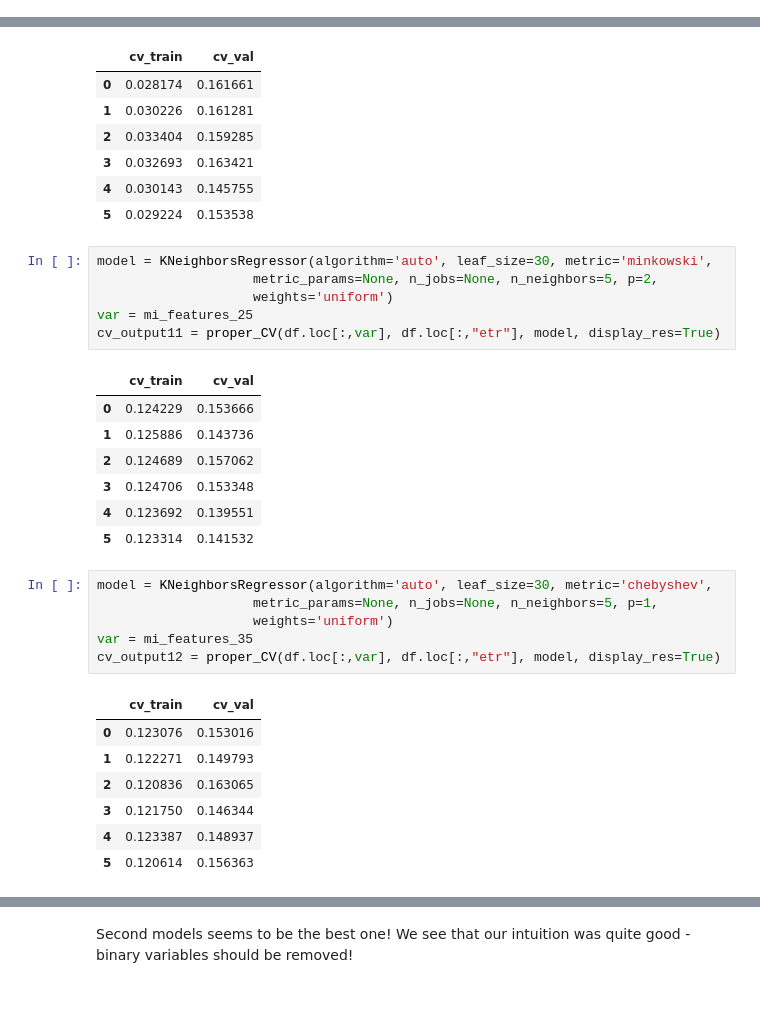
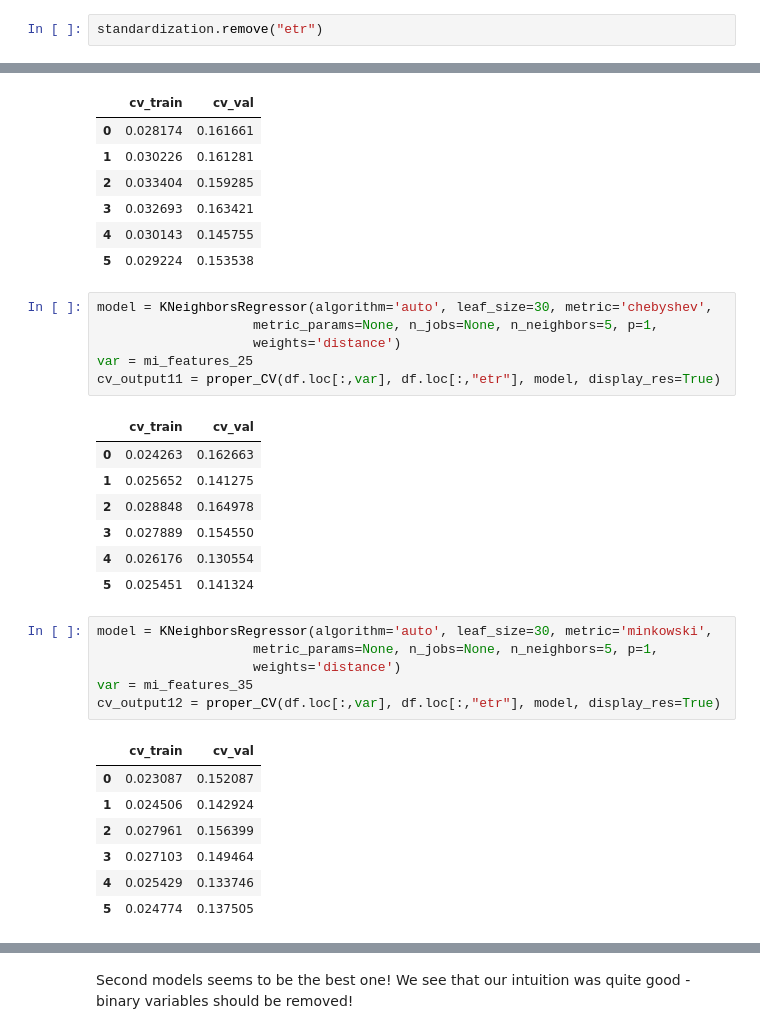
Before and after one commit to michaelwozniak/ML_small_dataset, a Jupyter notebook: notebooks/KNN.ipynb, the cells around one changed output, grey strips where cells are left out. Cells and saved outputs as stored; diff of their text form; blank space fills up the shorter version.

```diff
--- a/notebooks/KNN.ipynb
+++ b/notebooks/KNN.ipynb
@@ -61,6 +67,8 @@ print(standardization)
 print(not_standardization)
 # %% [output]
 ['cfc', 'dta', 'y_e_p_polity', 'y_BR_Democracy', 'sektor_consumer discretionary', 'sektor_consumer staples', 'sektor_energy', 'sektor_health care', 'sektor_industrials', 'sektor_materials', 'sektor_re ...
+# %%
+standardization.remove("etr")
 # %%
 standardization.append("y_e_p_polity")
 # %%
@@ -595,31 +605,31 @@ cv_output10 = proper_CV(df.loc[:,var], df.loc[:,"etr"], model, display_res=True)
 | 4 | 0.030143 | 0.145755 |
 | 5 | 0.029224 | 0.153538 |
 # %%
-model = KNeighborsRegressor(algorithm='auto', leaf_size=30, metric='minkowski',
-                    metric_params=None, n_jobs=None, n_neighbors=5, p=2,
-                    weights='uniform')
+model = KNeighborsRegressor(algorithm='auto', leaf_size=30, metric='chebyshev',
+                    metric_params=None, n_jobs=None, n_neighbors=5, p=1,
+                    weights='distance')
 var = mi_features_25
 cv_output11 = proper_CV(df.loc[:,var], df.loc[:,"etr"], model, display_res=True)
 # %% [output]
 |  | cv_train | cv_val |
-| 0 | 0.124229 | 0.153666 |
-| 1 | 0.125886 | 0.143736 |
-| 2 | 0.124689 | 0.157062 |
-| 3 | 0.124706 | 0.153348 |
-| 4 | 0.123692 | 0.139551 |
-| 5 | 0.123314 | 0.141532 |
+| 0 | 0.024263 | 0.162663 |
+| 1 | 0.025652 | 0.141275 |
+| 2 | 0.028848 | 0.164978 |
+| 3 | 0.027889 | 0.154550 |
+| 4 | 0.026176 | 0.130554 |
+| 5 | 0.025451 | 0.141324 |
 # %%
-model = KNeighborsRegressor(algorithm='auto', leaf_size=30, metric='chebyshev',
+model = KNeighborsRegressor(algorithm='auto', leaf_size=30, metric='minkowski',
                     metric_params=None, n_jobs=None, n_neighbors=5, p=1,
-                    weights='uniform')
+                    weights='distance')
 var = mi_features_35
 cv_output12 = proper_CV(df.loc[:,var], df.loc[:,"etr"], model, display_res=True)
 # %% [output]
 |  | cv_train | cv_val |
-| 0 | 0.123076 | 0.153016 |
-| 1 | 0.122271 | 0.149793 |
-| 2 | 0.120836 | 0.163065 |
-| 3 | 0.121750 | 0.146344 |
-| 4 | 0.123387 | 0.148937 |
-| 5 | 0.120614 | 0.156363 |
+| 0 | 0.023087 | 0.152087 |
+| 1 | 0.024506 | 0.142924 |
+| 2 | 0.027961 | 0.156399 |
+| 3 | 0.027103 | 0.149464 |
+| 4 | 0.025429 | 0.133746 |
+| 5 | 0.024774 | 0.137505 |
 # %%
```
Also changed, not shown: parts of 27 cells of this notebook, 10 other files.
